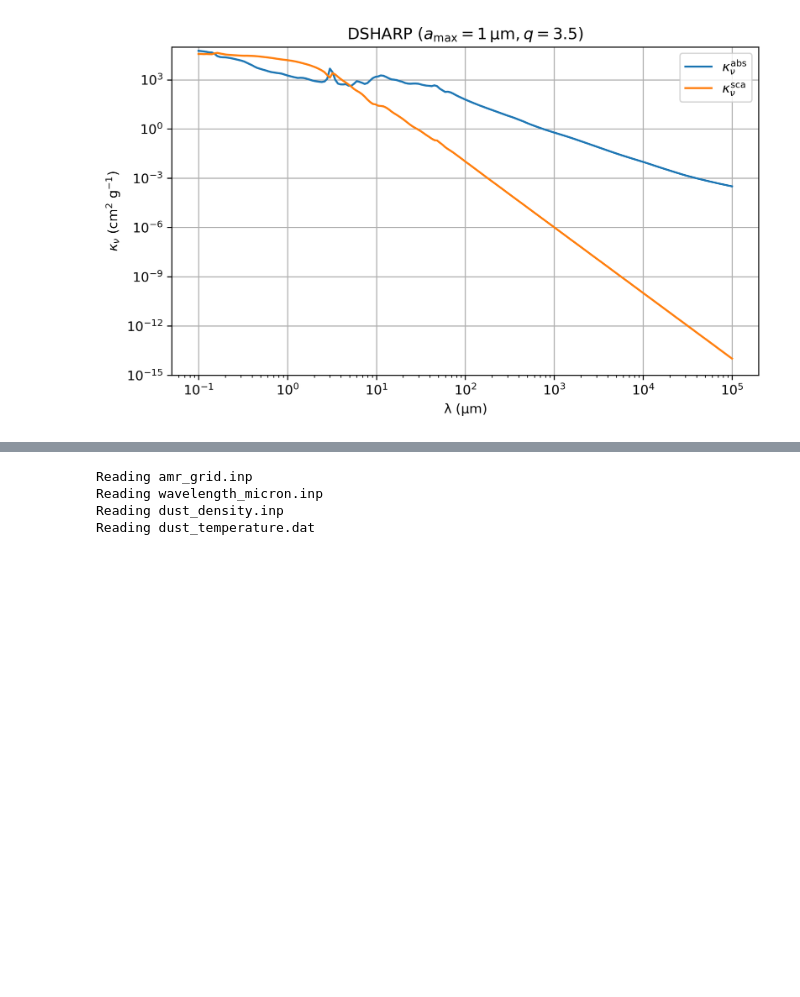
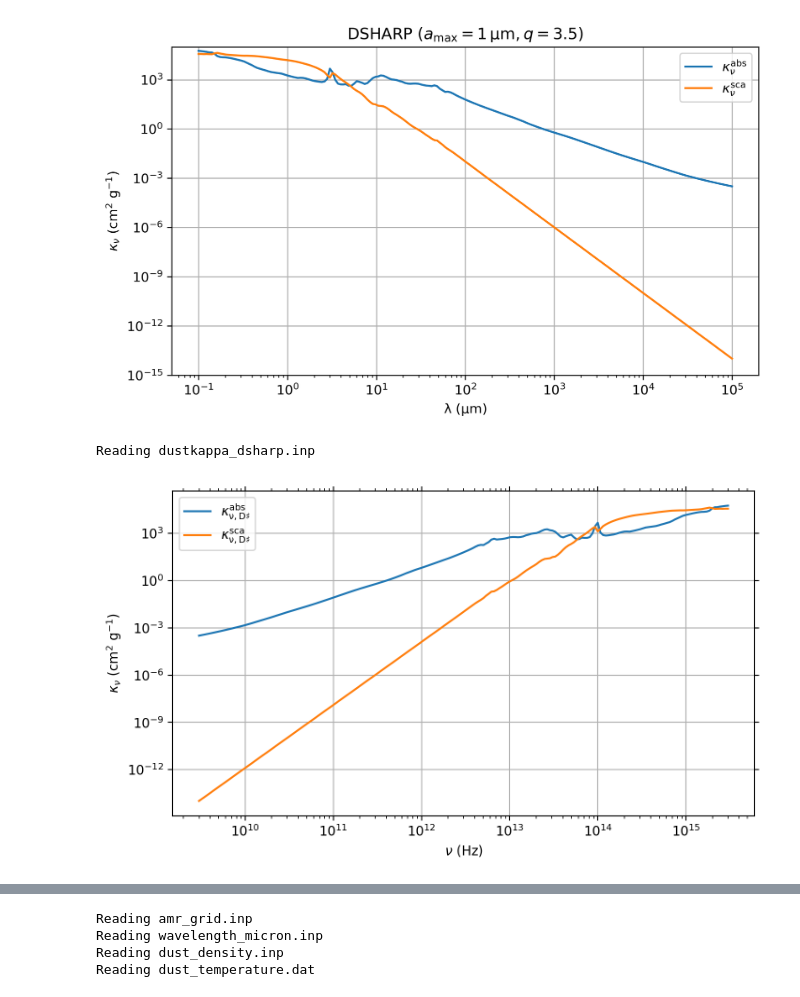
Before and after one commit to sabaronett/rad-hydro, a Jupyter notebook: radmc3d/dsharp_abs-sca/DSHARPAbsSca_RADMC-3D.ipynb, the cells around one changed output, grey strips where cells are left out. Cells and saved outputs as stored; diff of their text form; code cells hidden in the pictures; blank space fills up the shorter version.

```diff
--- a/radmc3d/dsharp_abs-sca/DSHARPAbsSca.ipynb
+++ b/radmc3d/dsharp_abs-sca/DSHARPAbsSca_RADMC-3D.ipynb
@@ -187,3 +344,31 @@ Reading dustkappa_dsharp.inp
  (1e-15, 100000.0),
  Text(0.5, 1.0, 'DSHARP ($a_\\mathrm{max}=1\\,\\mathrm{\\mu m}, q=3.5$)')]
 [figure]
+# %%
+#===============================================================================
+from radmc3dPy import analyze # execute cell twice
+from radmc3dPy.natconst import *
+from scipy.constants import c, h, k
+
+# Convert constants from SI to cgs
+c *= 1e2
+
+# Plot absorption coefficient as a function of wavelength
+opac = analyze.readOpac(ext=['dsharp'])
+fig, ax = plt.subplots(figsize=(8, 4.5), dpi=200)
+opac_freq = np.flip(1e4*c/opac.wav[0])
+opac_kabs = np.flip(opac.kabs[0])
+opac_ksca = np.flip(opac.ksca[0])
+
+ax.plot(opac_freq, opac_kabs, label=r'$\kappa_\mathrm{\nu,D\sharp}^\mathrm{abs}$')
+ax.plot(opac_freq, opac_ksca, label=r'$\kappa_\mathrm{\nu,D\sharp}^\mathrm{sca}$')
+ax.grid()
+ax.legend()
+ax.minorticks_on()
+ax.set(xlabel=r'$\nu$ (Hz)',
+       ylabel=r'$\kappa_\nu$ (cm$^2$ g$^{-1}$)',
+       xscale='log', yscale='log')
+ax.tick_params(axis='both', which='both', top=True, right=True)
+# %% [output]
+Reading dustkappa_dsharp.inp
+[figure, added]
```
Also changed, not shown: parts of 9 cells of this notebook, 6 other files.
